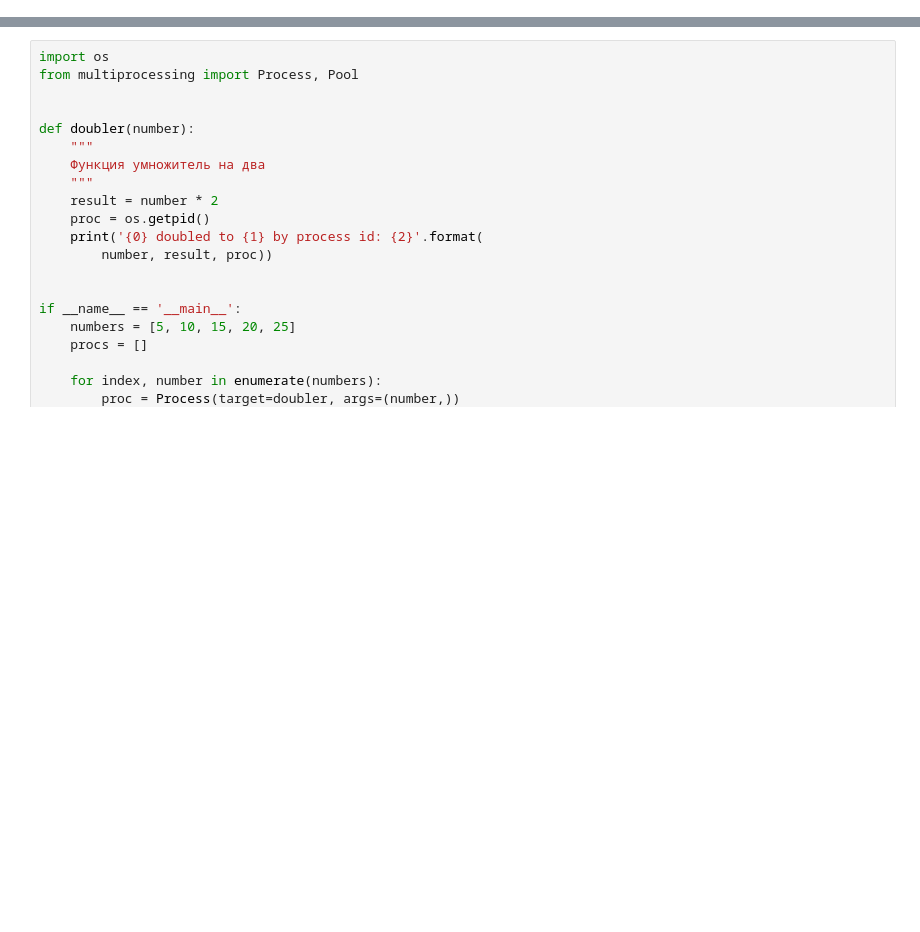
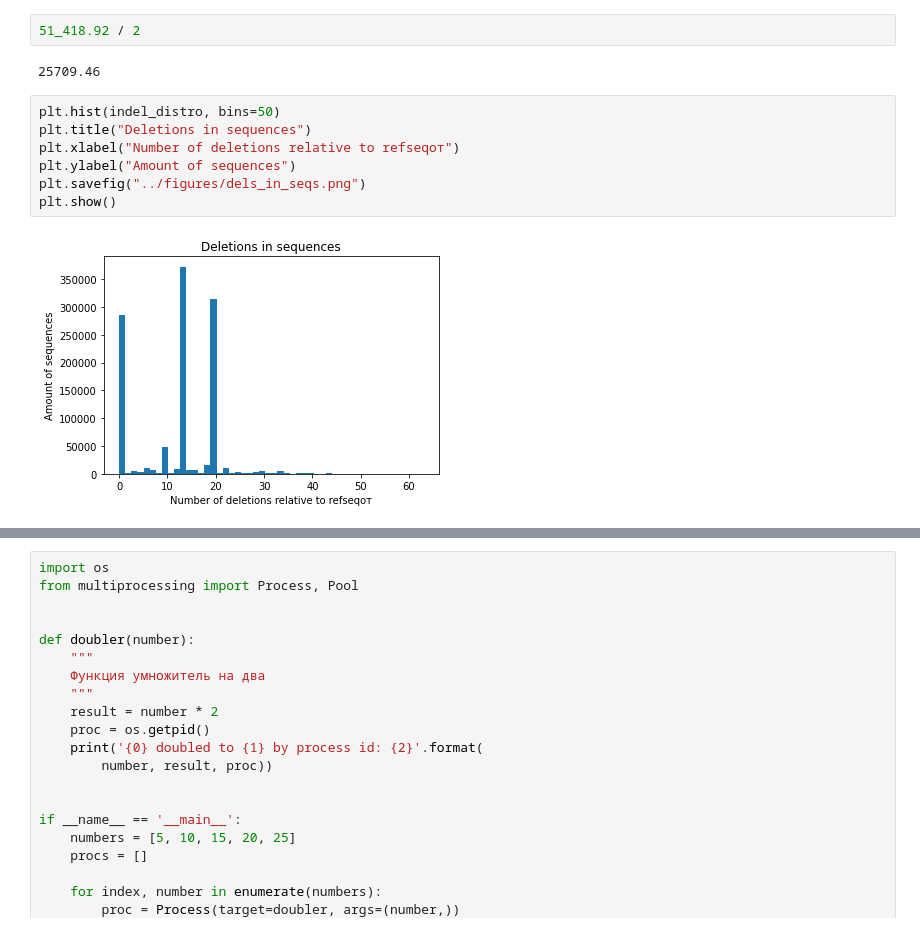
Before and after one commit to KPOTOH/sars-cov-2, a Jupyter notebook: nb/1.mulal_qc.ipynb, the cells around one changed output, grey strips where cells are left out. Drawn from its saved outputs; the diff is of its cells as text; blank space fills up the shorter version.

```diff
--- a/nb/1.mulal_qc.ipynb
+++ b/nb/1.mulal_qc.ipynb
@@ -48,0 +87,13 @@ plt.show()
+# %%
+51_418.92 / 2
+# %% [output]
+25709.46
+# %%
+plt.hist(indel_distro, bins=50)
+plt.title("Deletions in sequences")
+plt.xlabel("Number of deletions relative to refseqот")
+plt.ylabel("Amount of sequences")
+plt.savefig("../figures/dels_in_seqs.png")
+plt.show()
+# %% [output]
+[figure, added]
```
Also changed, not shown: parts of 15 cells of this notebook, 9 other files.
